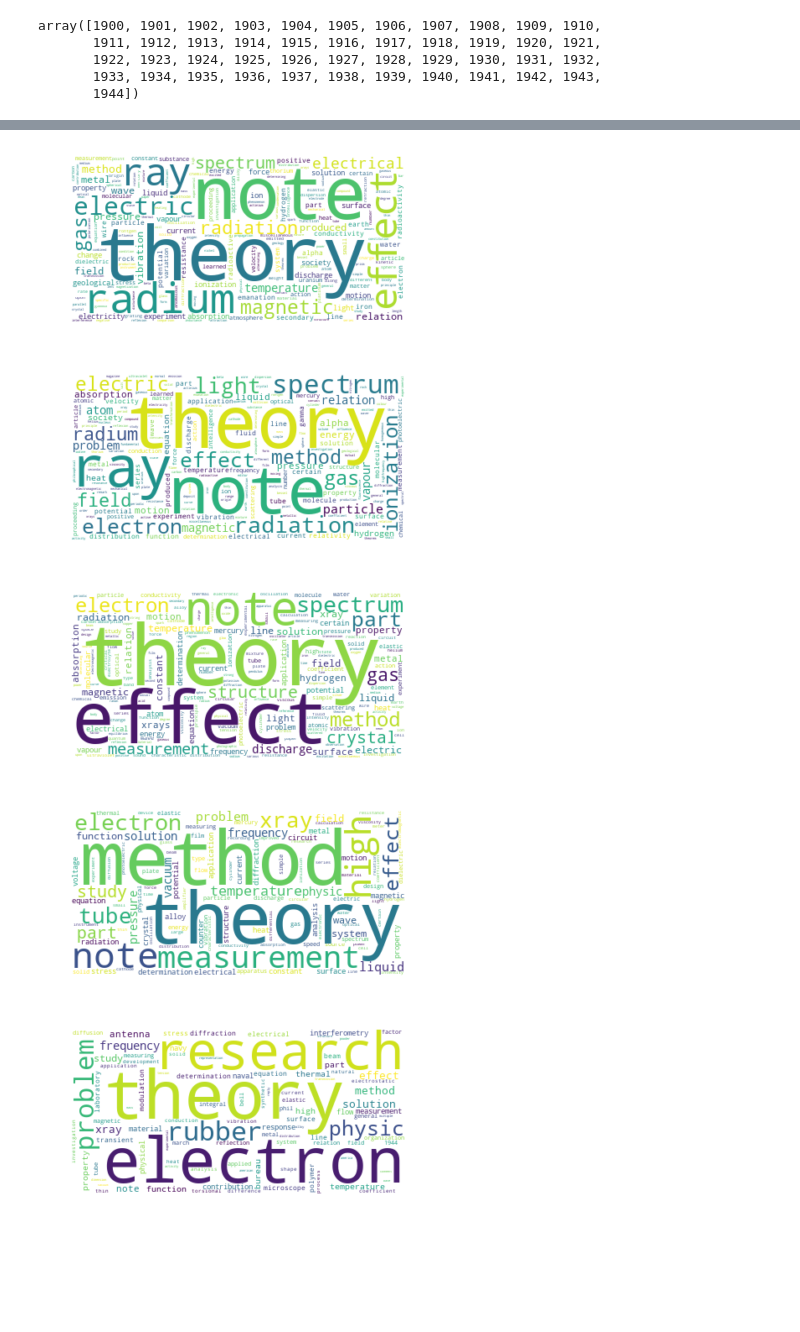
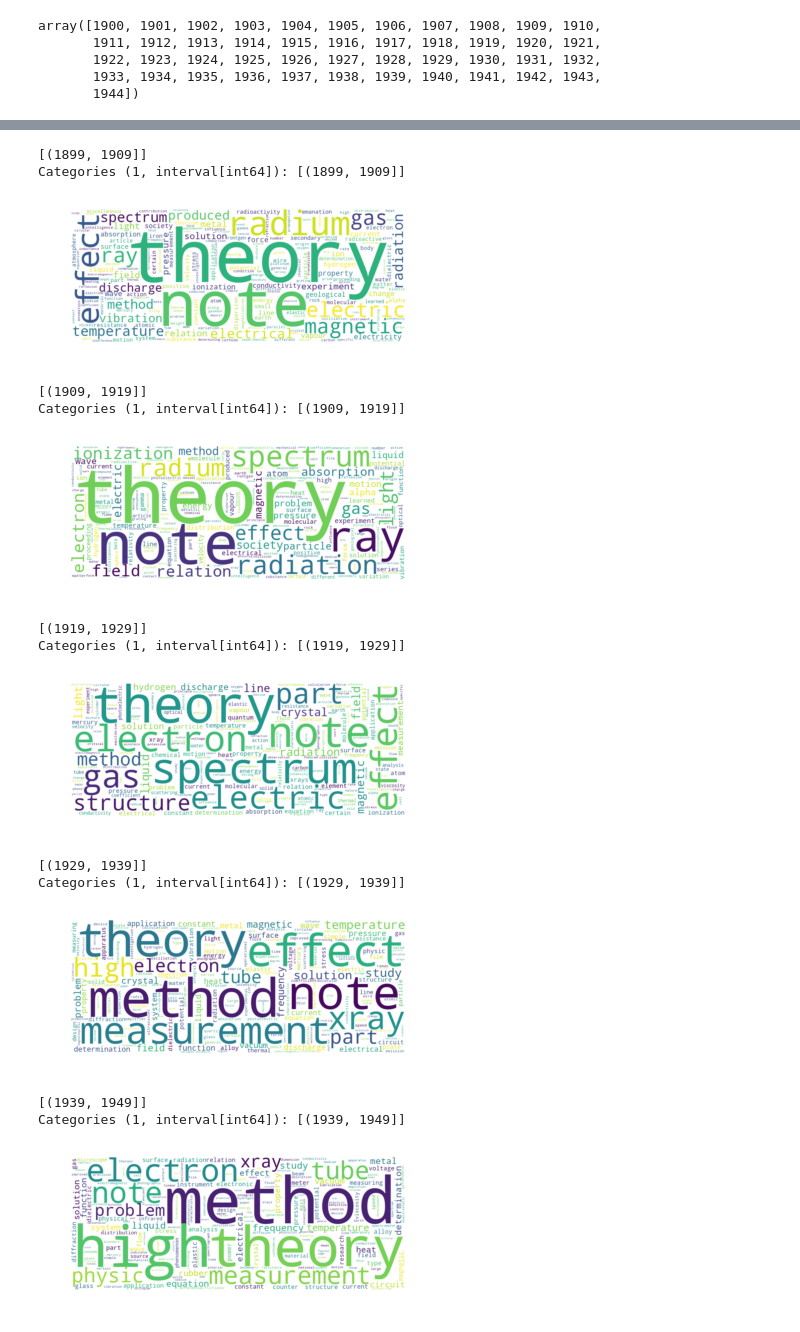
Before and after one commit to srjit/science-of-genius-title-impact, a Jupyter notebook: src/titles-sample-eda-v0.ipynb, the cells around one changed output, grey strips where cells are left out. Saved outputs shown, nothing was run; the diff lists cells and outputs as text; code cells hidden in the pictures; blank space fills up the shorter version.

Commit message:
update wordcloud

```diff
--- a/src/titles-sample-eda-v0.ipynb
+++ b/src/titles-sample-eda-v0.ipynb
@@ -156,7 +154,7 @@ from wordcloud import WordCloud
 # %%
 #binning ranges
 
-bins = [(1899 + x) for x in range(0,100,11)]
+bins = [(1899 + x) for x in range(0,100,10)]
 data['pub_year_binned'] = pd.cut(data['PubYear'], bins)
 data[data['PubYear'] == 1906].head()
 # %% [output]
@@ -184,23 +182,35 @@ data=pd.DataFrame()
 # %%
 for period in range(len(foo)):
 
     keywords = foo[period]['article_tokens'].tolist()
     flat_list = [item for sublist in keywords for item in sublist]
 
     from collections import Counter
     frequencies = dict(Counter(flat_list))
 
     print(foo[period]['pub_year_binned'].unique())
 
-    wordcloud = WordCloud(background_color='white')
+    wordcloud = WordCloud(background_color='white',
+                          width=1000,
+                          height=400)
     wordcloud.generate_from_frequencies(frequencies=frequencies)
     plt.figure()
     plt.imshow(wordcloud, interpolation="bilinear")
     plt.axis("off")
     plt.show()
 # %% [output]
+[(1899, 1909]]
+Categories (1, interval[int64]): [(1899, 1909]]
-[figure, old version]
+[figure, new version]
+[(1909, 1919]]
+Categories (1, interval[int64]): [(1909, 1919]]
-[figure, old version]
+[figure, new version]
+[(1919, 1929]]
+Categories (1, interval[int64]): [(1919, 1929]]
-[figure, old version]
+[figure, new version]
+[(1929, 1939]]
+Categories (1, interval[int64]): [(1929, 1939]]
-[figure, old version]
+[figure, new version]
+[(1939, 1949]]
+Categories (1, interval[int64]): [(1939, 1949]]
-[figure, old version]
+[figure, new version]
```
Also changed, not shown: parts of 3 cells of this notebook.
